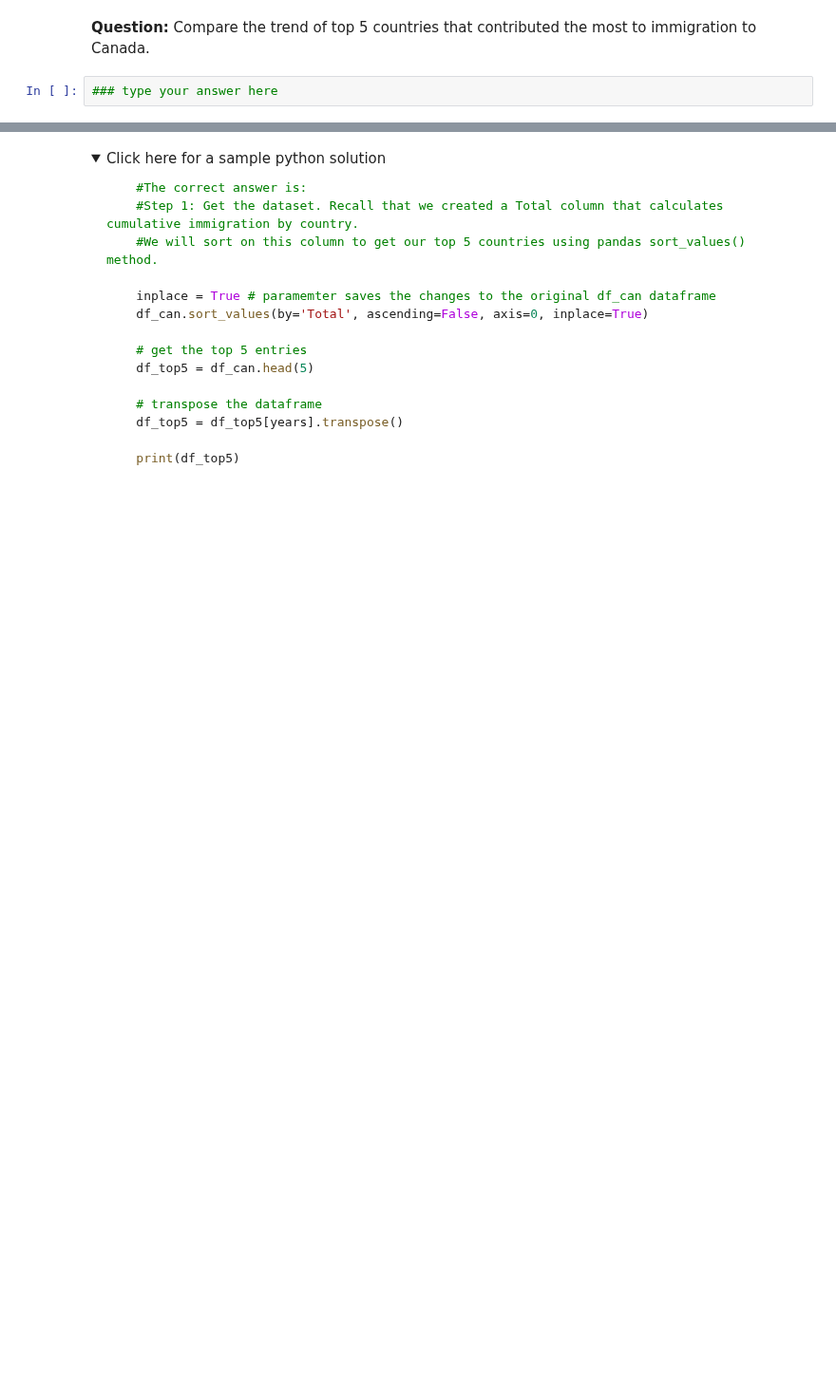
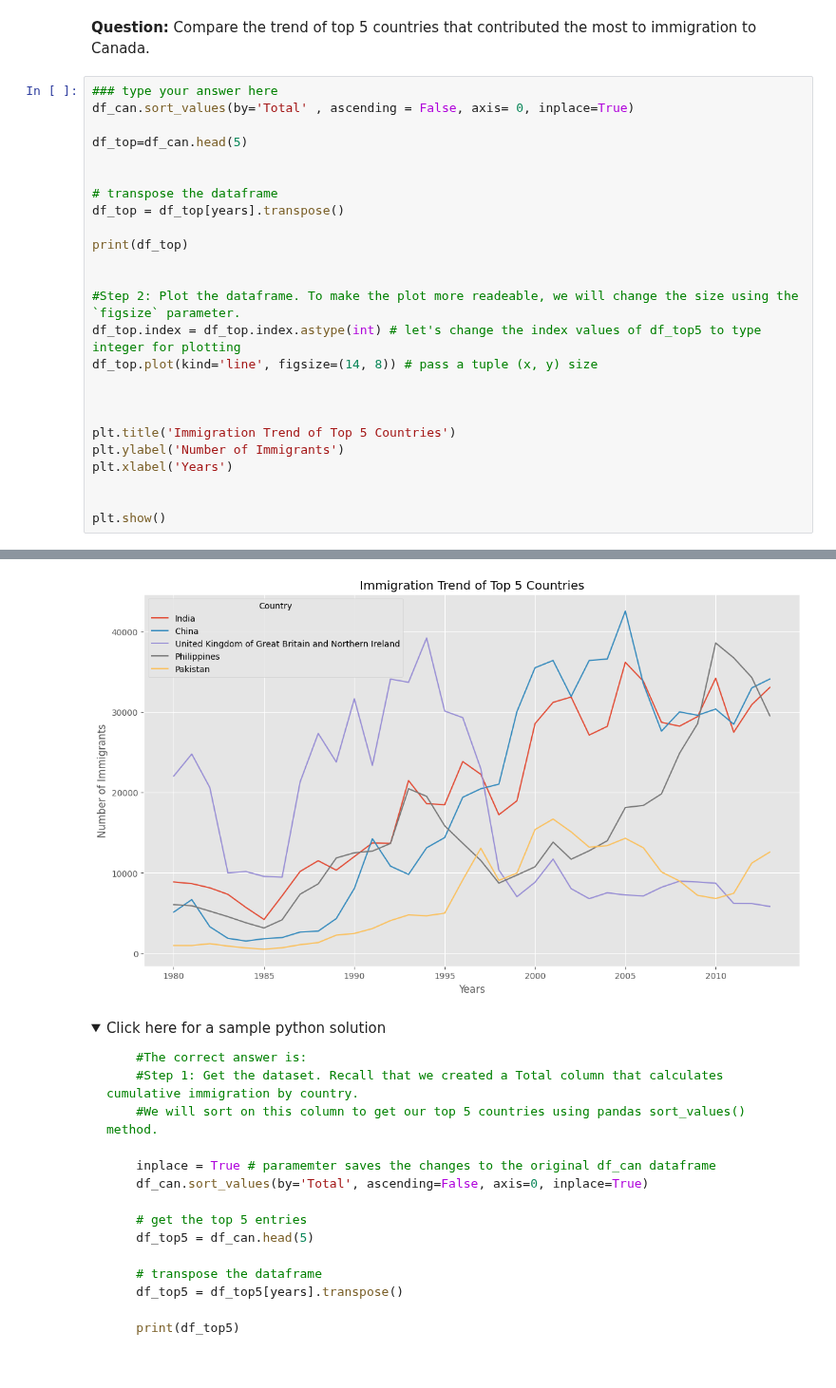
Before and after one commit to sammizewskiperscholas/pandas_demos, a Jupyter notebook: coursera_labs_visualization/DV0101EN-Exercise-Introduction-to-Matplotlib-and-Line-Plots.jupyterlite.ipynb, the cells around one changed output, grey strips where cells are left out. Shown at 95% size. Drawn from its saved outputs; the diff is of its cells as text; folded sections open; blank space fills up the shorter version.

```diff
--- a/coursera_labs_visualization/DV0101EN-Exercise-Introduction-to-Matplotlib-and-Line-Plots.jupyterlite.ipynb
+++ b/coursera_labs_visualization/DV0101EN-Exercise-Introduction-to-Matplotlib-and-Line-Plots.jupyterlite.ipynb
@@ -817,5 +787,29 @@ print(haiti.head(5))
 Line plot is a handy tool to display several dependent variables against one independent variable. However, it is recommended that no more than 5-10 lines on a single graph; any more than that and it becomes difficult to interpret.
 # %% [markdown]
 **Question:** Compare the trend of top 5 countries that contributed the most to immigration to Canada.
-# %%
-### type your answer here
+# %%
+### type your answer here
+df_can.sort_values(by='Total' , ascending = False, axis= 0, inplace=True)
+
+df_top=df_can.head(5)
+
+
+# transpose the dataframe
+df_top = df_top[years].transpose()
+
+print(df_top)
+
+
+#Step 2: Plot the dataframe. To make the plot more readeable, we will change the size using the `figsize` parameter.
+df_top.index = df_top.index.astype(int) # let's change the index values of df_top5 to type integer for plotting
+df_top.plot(kind='line', figsize=(14, 8)) # pass a tuple (x, y) size
+
+
+
+plt.title('Immigration Trend of Top 5 Countries')
+plt.ylabel('Number of Immigrants')
+plt.xlabel('Years')
+
+
+plt.show()
+# %% [output]
@@ -822,3 +833,4 @@ Line plot is a handy tool to display several dependent variables against one ind
+[figure, added]
 # %% [markdown]
 <details><summary>Click here for a sample python solution</summary>
 
```
Also changed, not shown: parts of 24 cells of this notebook, 5 other files.
